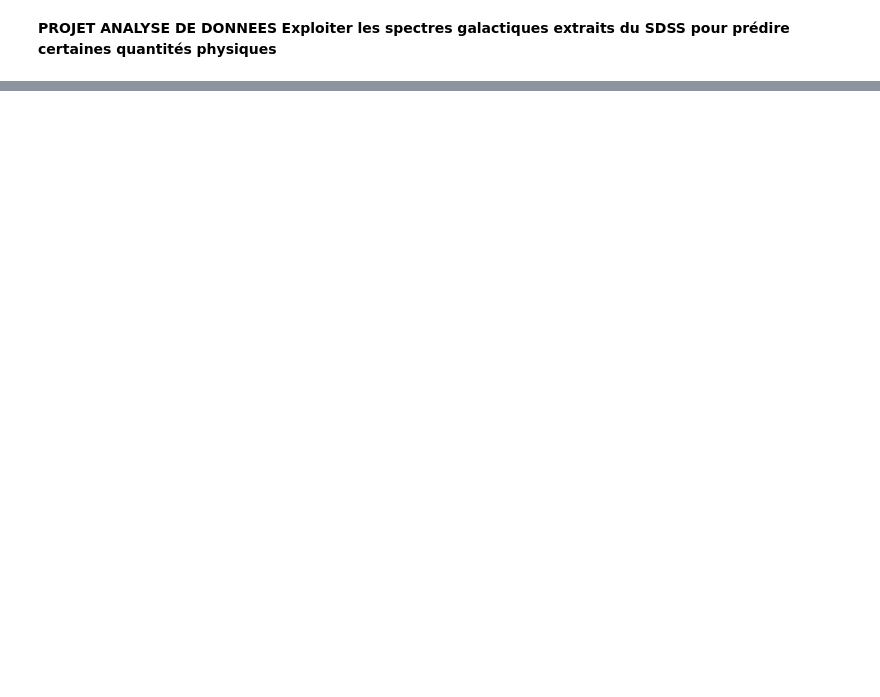
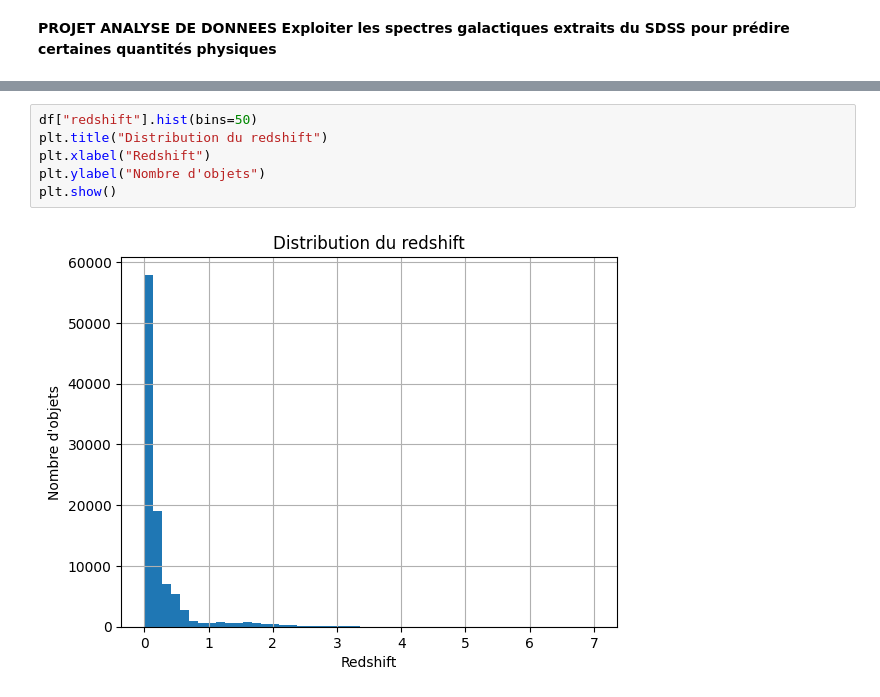
Before and after one commit to FDSena/SDSS_PROJECT_DA, a Jupyter notebook: projet.ipynb, the cells around one changed output, grey strips where cells are left out. Cells and saved outputs as stored; diff of their text form; blank space fills up the shorter version.

```diff
--- a/projet.ipynb
+++ b/projet.ipynb
@@ -27,0 +97,8 @@ memory usage: 32.8+ MB
+# %%
+df["redshift"].hist(bins=50)
+plt.title("Distribution du redshift")
+plt.xlabel("Redshift")
+plt.ylabel("Nombre d'objets")
+plt.show()
+# %% [output]
+[figure, added]
```
Also changed, not shown: parts of 25 cells of this notebook.
